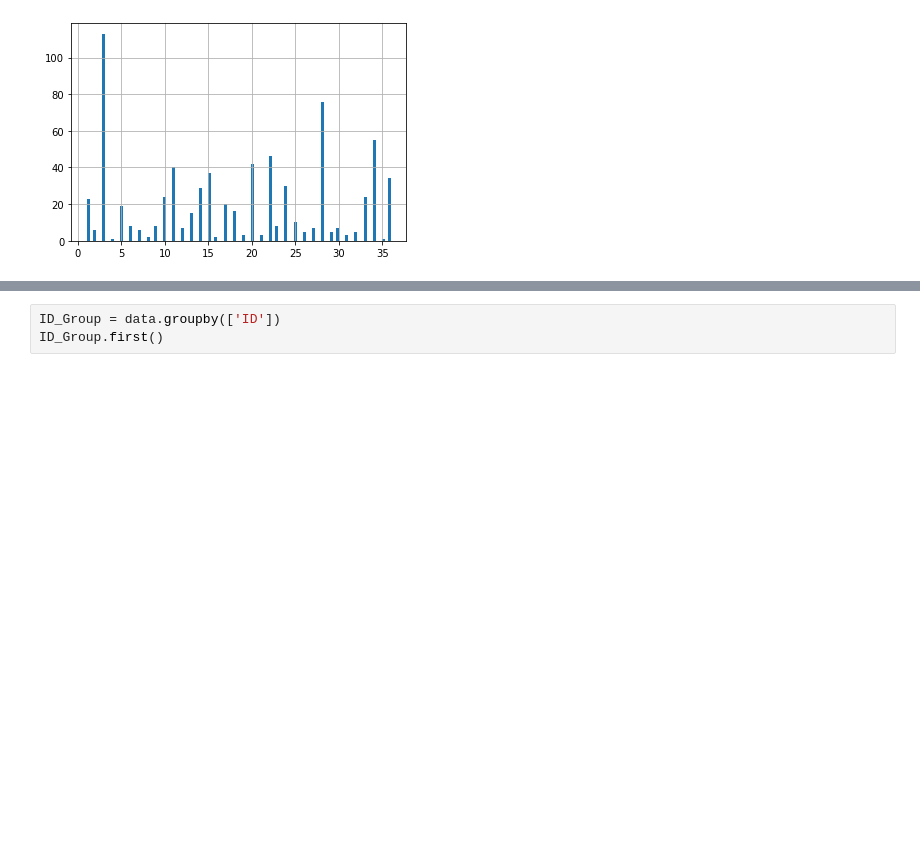
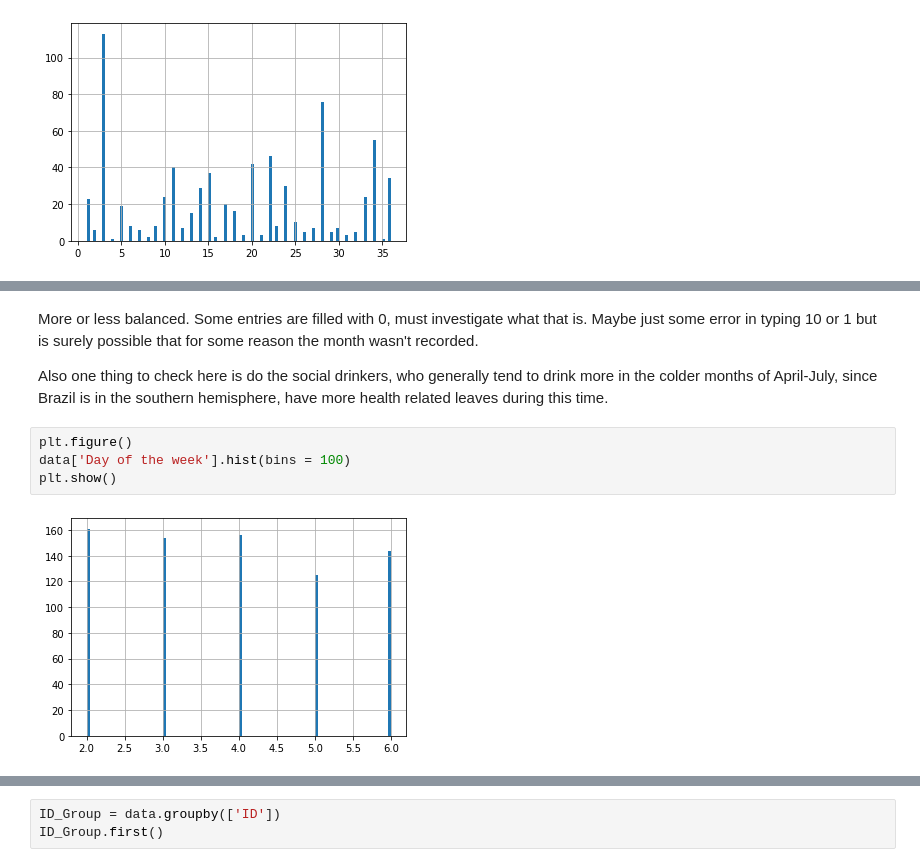
Before and after one commit to aryanpandey/Cascade-Cup-2020, a Jupyter notebook: Round-3/Absenteeism-EDA.ipynb, the cells around one changed output, grey strips where cells are left out. Saved outputs shown, nothing was run; the diff lists cells and outputs as text; blank space fills up the shorter version.

```diff
--- a/Round-3/Absenteeism-EDA.ipynb
+++ b/Round-3/Absenteeism-EDA.ipynb
@@ -28,0 +45,10 @@ plt.show()
+# %% [markdown]
+More or less balanced. Some entries are filled with 0, must investigate what that is. Maybe just some error in typing 10 or 1 but is surely possible that for some reason the month wasn't recorded.
+
+Also one thing to check here is do the social drinkers, who generally tend to drink more in the colder months of April-July, since Brazil is in the southern hemisphere, have more health related leaves during this time.
+# %%
+plt.figure()
+data['Day of the week'].hist(bins = 100)
+plt.show()
+# %% [output]
+[figure, added]
```
Also changed, not shown: parts of 39 cells of this notebook.
